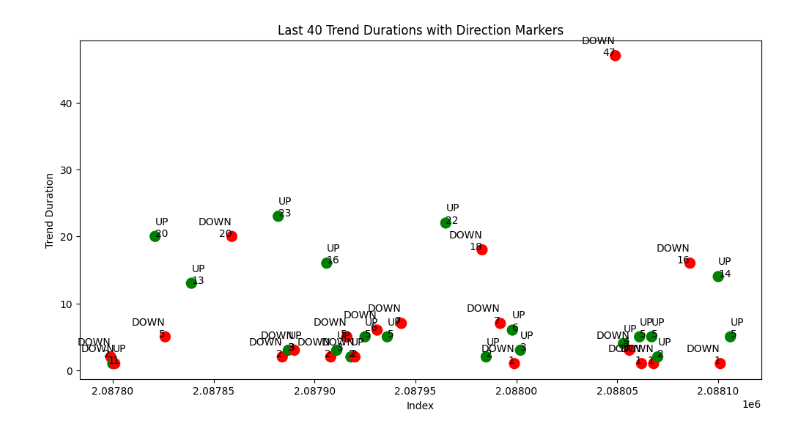
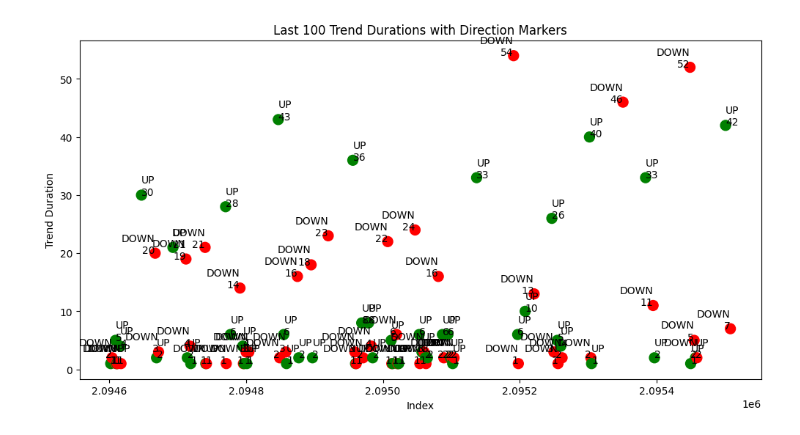
Before and after one commit to rainfrog123/stuff, a Jupyter notebook: freq/bot_2_ML_1m_bot/analyze_1m_data_TEMA_machine_learning.ipynb, the cells around one changed output. Cells and saved outputs as stored; diff of their text form; code cells hidden in the pictures.

```diff
--- a/freq/bot_2_ML_1m_bot/analyze_1m_data_TEMA_machine_learning.ipynb
+++ b/freq/bot_2_ML_1m_bot/analyze_1m_data_TEMA_machine_learning.ipynb
@@ -38,32 +54,32 @@ trend_duration_plot = trend_change_points.copy()
 trend_duration_plot['trend_direction'] = trend_duration_plot['trend_direction'].shift(1)
 
 # Removing rows with NaN values in 'trend_duration' column
 trend_duration_plot.dropna(subset=['trend_duration'], inplace=True)
 
 # Define window size for plotting
-window_size = 40
+window_size = 100
 
 # Selecting the last 'window_size' rows for plotting
 trend_duration_plot = trend_duration_plot.tail(window_size)
 
 # Plot setup
 plt.figure(figsize=(12, 6))
 color_map = {'UP': 'green', 'DOWN': 'red', 'UNCHANGED': 'blue'}
 plt.scatter(trend_duration_plot.index, trend_duration_plot['trend_duration'],
             c=trend_duration_plot['trend_direction'].map(color_map),
             marker='o', s=100)
 
 # Axis labels and title
 plt.xlabel('Index')
 plt.ylabel('Trend Duration')
 plt.title(f'Last {window_size} Trend Durations with Direction Markers')
 
 # Adding labels for each point
 for index, row in trend_duration_plot.iterrows():
     text_align = 'right' if row['trend_direction'] == 'DOWN' else 'left'
     plt.text(index, row['trend_duration'], f"{row['trend_direction']}\n{int(row['trend_duration'])}", ha=text_align)
 
 # Display plot
 plt.show()
 # %% [output]
-[figure, old version]
+[figure, new version]
```
Also changed, not shown: parts of 1 cell of this notebook, 4 other files.
